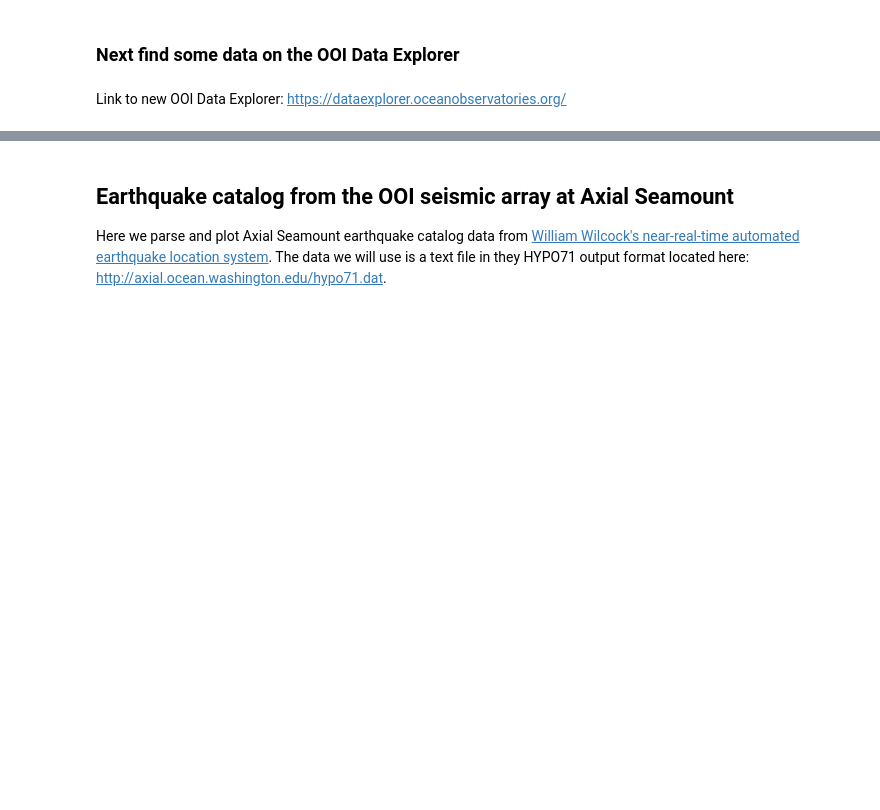
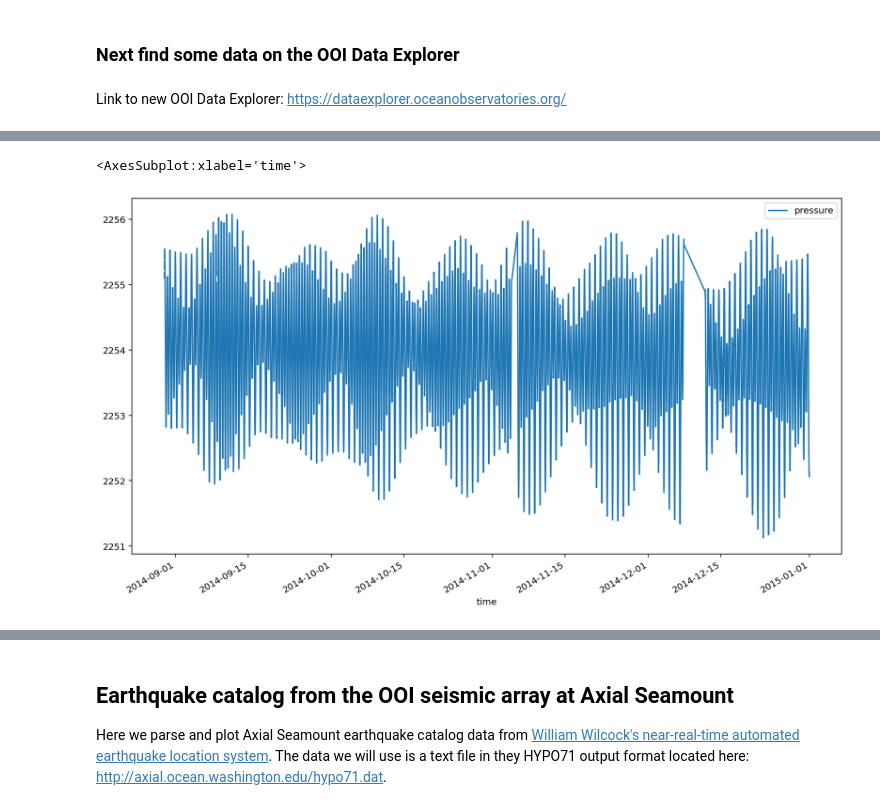
Before and after one commit to tjcrone/imove-2020, a Jupyter notebook: imove.ipynb, the cells around one changed output, grey strips where cells are left out. Drawn from its saved outputs; the diff is of its cells as text; code cells hidden in the pictures; blank space fills up the shorter version.

```diff
--- a/imove.ipynb
+++ b/imove.ipynb
@@ -14,0 +65,5 @@ url = 'http://erddap.dataexplorer.oceanobservatories.org/erddap/tabledap/ooi-rs0
+# %%
+botpt['2014'].plot()
+# %% [output]
+<AxesSubplot:xlabel='time'>
+[figure, added]
```
Also changed, not shown: parts of 42 cells of this notebook.
